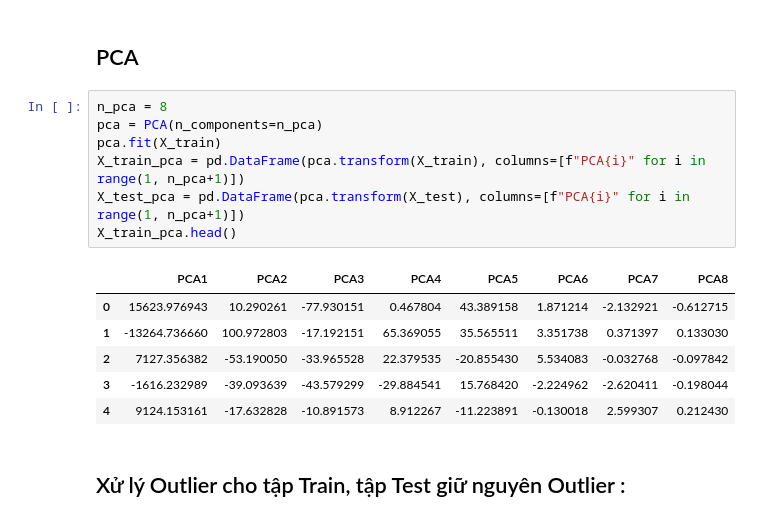
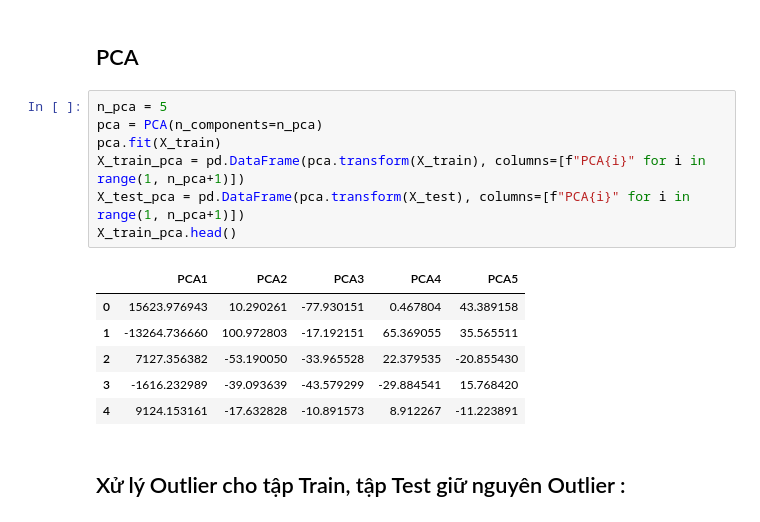
Before and after one commit to phuocleoceo/water-potability, a Jupyter notebook: main.ipynb, the cells around one changed output. Saved outputs shown, nothing was run; the diff lists cells and outputs as text.

```diff
--- a/main.ipynb
+++ b/main.ipynb
@@ -187,19 +187,19 @@ Y_test.value_counts().plot.pie(figsize=(8, 8), shadow=True, autopct='%1.2f%%')
 # %% [markdown]
 ## PCA
 # %%
-n_pca = 8
+n_pca = 5
 pca = PCA(n_components=n_pca)
 pca.fit(X_train)
 X_train_pca = pd.DataFrame(pca.transform(X_train), columns=[f"PCA{i}" for i in range(1, n_pca+1)])
 X_test_pca = pd.DataFrame(pca.transform(X_test), columns=[f"PCA{i}" for i in range(1, n_pca+1)])
 X_train_pca.head()
 # %% [output]
-|  | PCA1 | PCA2 | PCA3 | PCA4 | PCA5 | PCA6 | PCA7 | PCA8 |
-| 0 | 15623.976943 | 10.290261 | -77.930151 | 0.467804 | 43.389158 | 1.871214 | -2.132921 | -0.612715 |
-| 1 | -13264.736660 | 100.972803 | -17.192151 | 65.369055 | 35.565511 | 3.351738 | 0.371397 | 0.133030 |
-| 2 | 7127.356382 | -53.190050 | -33.965528 | 22.379535 | -20.855430 | 5.534083 | -0.032768 | -0.097842 |
-| 3 | -1616.232989 | -39.093639 | -43.579299 | -29.884541 | 15.768420 | -2.224962 | -2.620411 | -0.198044 |
-| 4 | 9124.153161 | -17.632828 | -10.891573 | 8.912267 | -11.223891 | -0.130018 | 2.599307 | 0.212430 |
+|  | PCA1 | PCA2 | PCA3 | PCA4 | PCA5 |
+| 0 | 15623.976943 | 10.290261 | -77.930151 | 0.467804 | 43.389158 |
+| 1 | -13264.736660 | 100.972803 | -17.192151 | 65.369055 | 35.565511 |
+| 2 | 7127.356382 | -53.190050 | -33.965528 | 22.379535 | -20.855430 |
+| 3 | -1616.232989 | -39.093639 | -43.579299 | -29.884541 | 15.768420 |
+| 4 | 9124.153161 | -17.632828 | -10.891573 | 8.912267 | -11.223891 |
 # %% [markdown]
 ## Xử lý Outlier cho tập Train, tập Test giữ nguyên Outlier :
 # %% [markdown]
```
Also changed, not shown: parts of 4 cells of this notebook.
